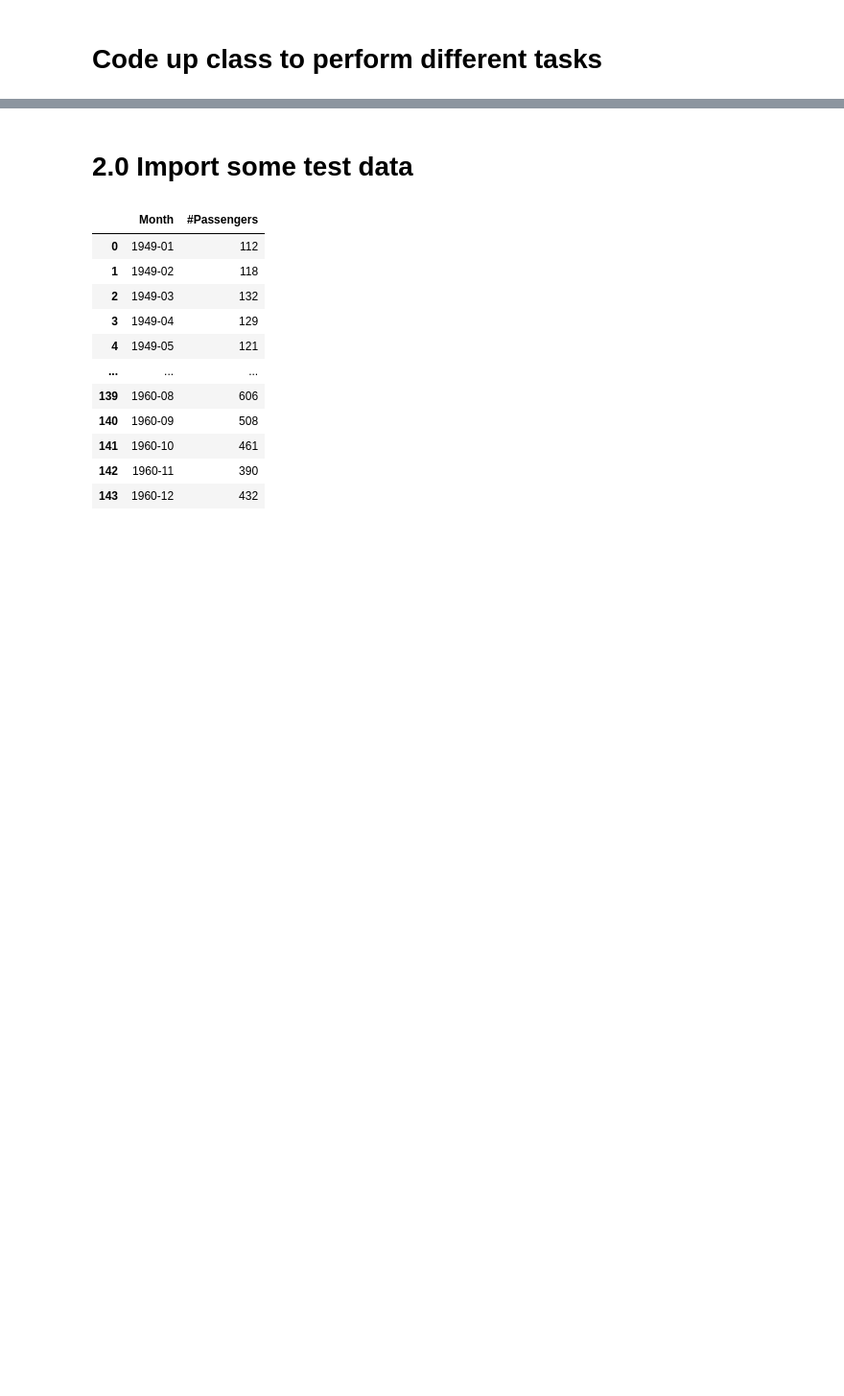
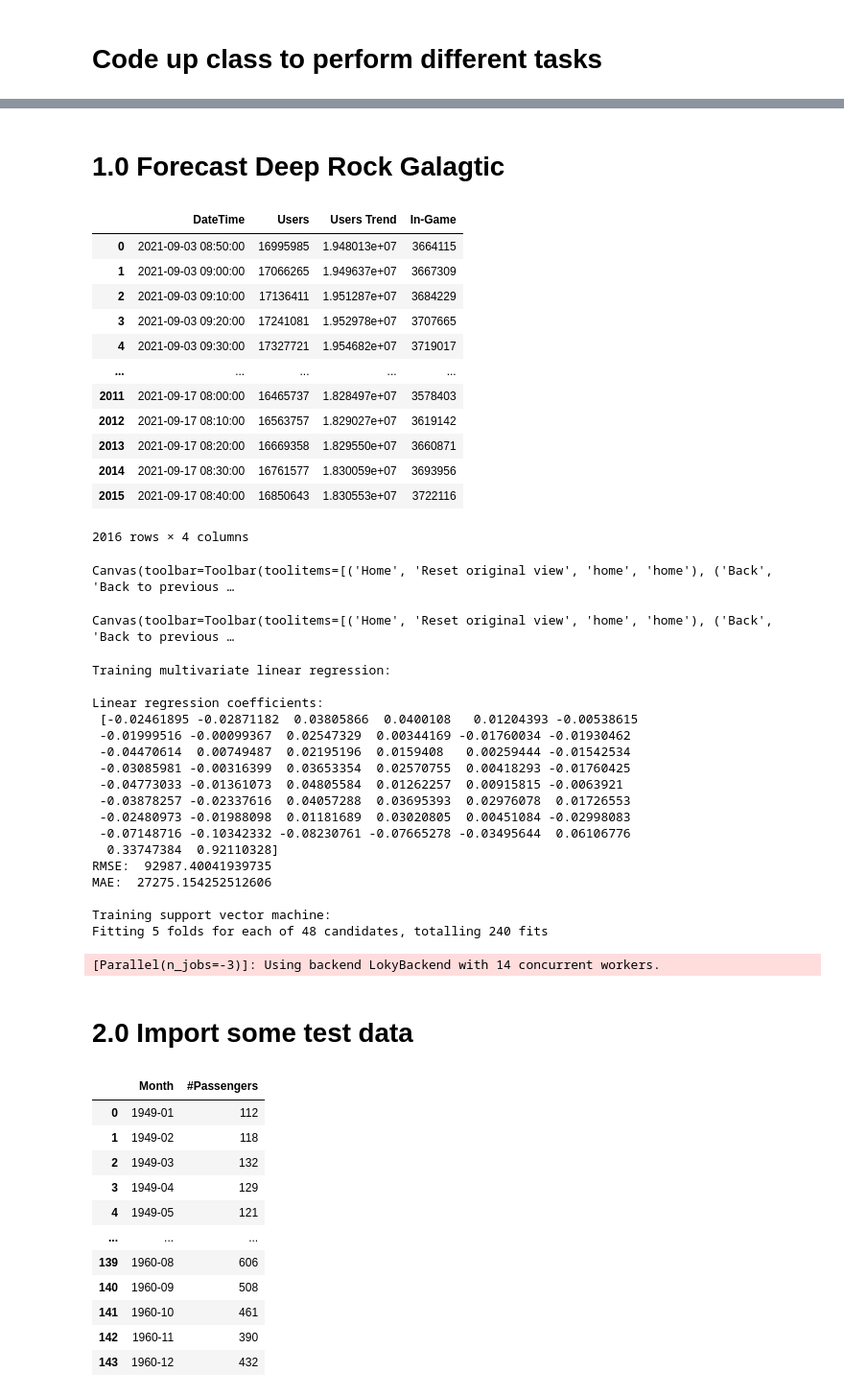
Before and after one commit to tristanmckechnie/tristan_meng_data_science, a Jupyter notebook: 1d_time_series_prediction_class.ipynb, the cells around one changed output, grey strips where cells are left out. Shown at 96% size. Drawn from its saved outputs; the diff is of its cells as text; code cells hidden in the pictures; blank space fills up the shorter version.

```diff
--- a/1d_time_series_prediction_class.ipynb
+++ b/1d_time_series_prediction_class.ipynb
@@ -25,3 +59,70 @@ import random
+# %% [markdown]
+# 1.0 Forecast Deep Rock Galagtic
+# %%
+# import some data
+df = pd.read_csv('./test_data/chart_c.csv') # sp_500 = GSPC.csv, # airplaine = AirPassengers.csv
+df['In-Game'].plot(marker='o')
+display(df)
+
+
+# model and forecast
+
+window_length = 50
+split = 1500 # 1009
+
+# initialize class object
+normal = time_series_prediction(df['DateTime'],df['In-Game'],window_length,1)#time_series_prediction(sp_500['Date'][-4000:],sp_500['Volume'][-4000:]/1e9,5,1) # pass: ime series dates, univariate time series, lag window length, a number of steps ahead to predict
+normal.sliding_window_1(verbose=0) # time series to supervised ML problem
+normal.train_test_split(split=split) # testing and training dataset split
+normal.test_train_plot()    # visualize training split
+
+# perform some prediction tasks
+normal.linear_regression()
+normal.support_vector_machine(model_tunning=True)
+normal.neural_net_mlp(model_tunning=True)
+normal.naive_model()
+
+# visualize results
+normal.vis_results_time_series(second_plot='error')
+
+# tabulate results
+tabulated_results_0 = normal.results()
+tabulated_results_0.plot()
+display(tabulated_results_0)
+# %% [output]
+|  | DateTime | Users | Users Trend | In-Game |
+| 0 | 2021-09-03 08:50:00 | 16995985 | 1.948013e+07 | 3664115 |
+| 1 | 2021-09-03 09:00:00 | 17066265 | 1.949637e+07 | 3667309 |
+| 2 | 2021-09-03 09:10:00 | 17136411 | 1.951287e+07 | 3684229 |
+| 3 | 2021-09-03 09:20:00 | 17241081 | 1.952978e+07 | 3707665 |
+| 4 | 2021-09-03 09:30:00 | 17327721 | 1.954682e+07 | 3719017 |
+| ... | ... | ... | ... | ... |
+| 2011 | 2021-09-17 08:00:00 | 16465737 | 1.828497e+07 | 3578403 |
+| 2012 | 2021-09-17 08:10:00 | 16563757 | 1.829027e+07 | 3619142 |
+| 2013 | 2021-09-17 08:20:00 | 16669358 | 1.829550e+07 | 3660871 |
+| 2014 | 2021-09-17 08:30:00 | 16761577 | 1.830059e+07 | 3693956 |
+| 2015 | 2021-09-17 08:40:00 | 16850643 | 1.830553e+07 | 3722116 |
+2016 rows × 4 columns
+Canvas(toolbar=Toolbar(toolitems=[('Home', 'Reset original view', 'home', 'home'), ('Back', 'Back to previous …
+Canvas(toolbar=Toolbar(toolitems=[('Home', 'Reset original view', 'home', 'home'), ('Back', 'Back to previous …
+Training multivariate linear regression:
+
+Linear regression coefficients:
+ [-0.02461895 -0.02871182  0.03805866  0.0400108   0.01204393 -0.00538615
+ -0.01999516 -0.00099367  0.02547329  0.00344169 -0.01760034 -0.01930462
+ -0.04470614  0.00749487  0.02195196  0.0159408   0.00259444 -0.01542534
+ -0.03085981 -0.00316399  0.03653354  0.02570755  0.00418293 -0.01760425
+ -0.04773033 -0.01361073  0.04805584  0.01262257  0.00915815 -0.0063921
+ -0.03878257 -0.02337616  0.04057288  0.03695393  0.02976078  0.01726553
+ -0.02480973 -0.01988098  0.01181689  0.03020805  0.00451084 -0.02998083
+ -0.07148716 -0.10342332 -0.08230761 -0.07665278 -0.03495644  0.06106776
+  0.33747384  0.92110328]
+RMSE:  92987.40041939735
+MAE:  27275.154252512606
+
+Training support vector machine:
+Fitting 5 folds for each of 48 candidates, totalling 240 fits
+[Parallel(n_jobs=-3)]: Using backend LokyBackend with 14 concurrent workers.
 # %% [markdown]
 # 2.0 Import some test data
 # %%
```
Also changed, not shown: parts of 1 cell of this notebook, 6 other files.
